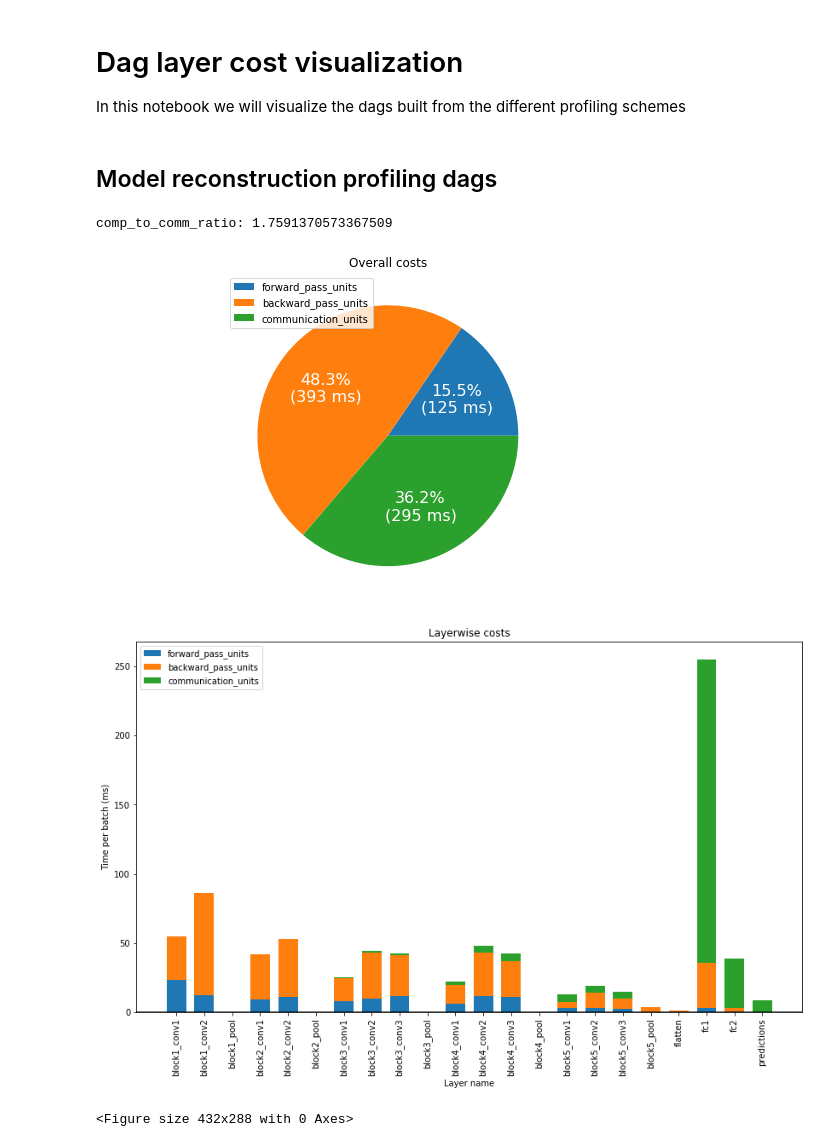
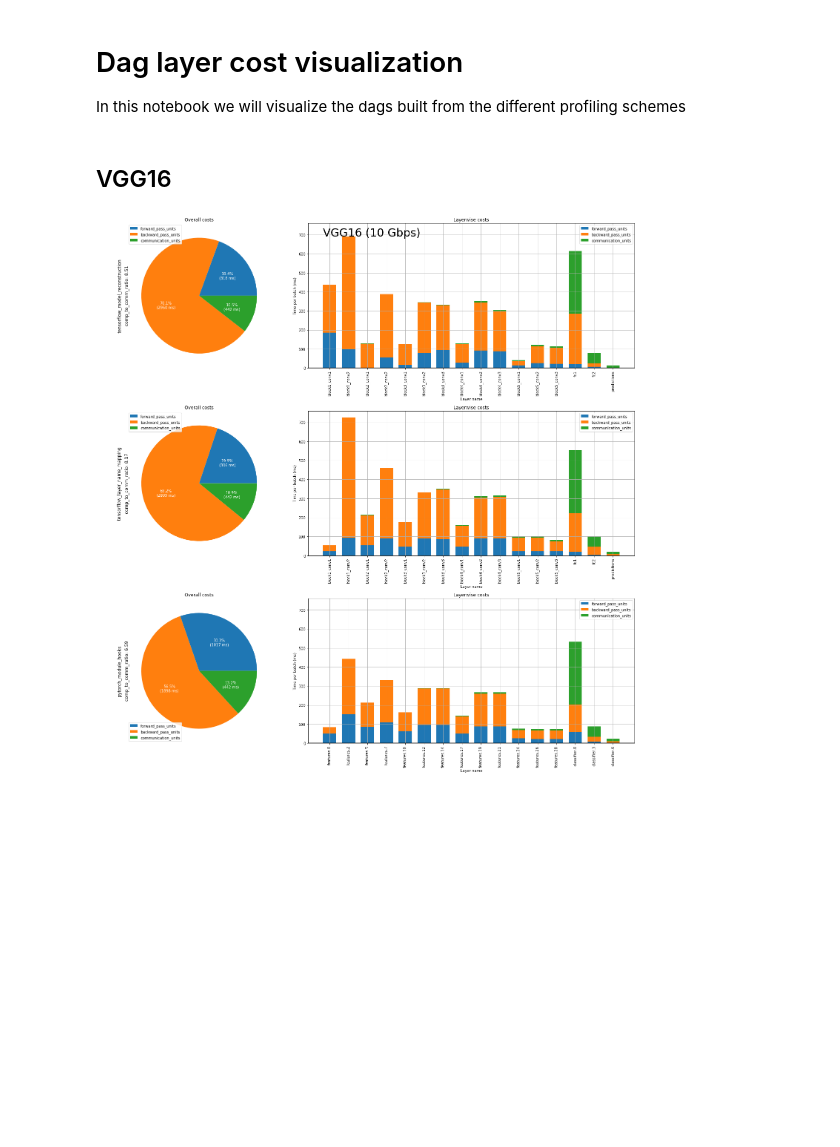
Before and after one commit to ChenYuHo/schedule-simulator, a Jupyter notebook: schedule_simulator_core/dag_visualization.ipynb, the cells around one changed output. Drawn from its saved outputs; the diff is of its cells as text; code cells hidden in the pictures; blank space fills up the shorter version.

Commit message:
Profiled and visualized VGG16

```diff
--- a/schedule_simulator_core/dag_visualization.ipynb
+++ b/schedule_simulator_core/dag_visualization.ipynb
@@ -18,8 +18,7 @@ def plot_dag_overall_costs(dag, title=None, scaling_factors=None, figsize=(8,6))
             else:
                 m = 1
             costs[cost] += getattr(layer, cost) * m
-    print("comp_to_comm_ratio: {}".format((costs["forward_pass_units"] + costs["backward_pass_units"]) /
-                                         costs["communication_units"]))
+    comp_to_comm_ratio = (costs["forward_pass_units"] + costs["backward_pass_units"]) / costs["communication_units"]
     data = list(zip(*costs.items()))
     f = None
     if figsize is not None:
@@ -28,12 +27,13 @@ def plot_dag_overall_costs(dag, title=None, scaling_factors=None, figsize=(8,6))
         absolute = int(pct/100.*np.sum(allvals))
         return "{:.1f}%\n({:d} {})".format(pct, absolute, time_unit)
     plt.pie(x=data[1], labels=data[0], autopct=lambda pct: func(pct, data[1]),
-            textprops=dict(color="w", size=16))
+            textprops=dict(color="w", size=10))
     if title is not None:
         plt.title(title)
     plt.legend()
-    plt.show()
-    return f
+    if figsize is not None:
+        plt.show()
+    return f, comp_to_comm_ratio
 # %%
 def plot_dag_layer_wise_costs(dag, title=None, stacked=False, width=0.7, scaling_factors=None, figsize=(14,8)):
     N = len(dag.topological_order)
@@ -69,5 +69,7 @@ def plot_dag_layer_wise_costs(dag, title=None, stacked=False, width=0.7, scaling
     plt.xticks(ind, xticks, rotation="vertical")
     plt.legend()
     plt.axhline(0, color='black')
-    plt.show()
+    plt.grid()
+    if figsize is not None:
+        plt.show()
     return f
@@ -81,21 +108,24 @@ def plot_dag(dag, title, scaling_factors):
 # %%
-network_rate = 15
+network_rate = 10
 network_unit = "Gbps"
 Bpns_network_rate = Mbps_to_Bpns(network_rate)*1e3
 time_mult = 1e-6
 time_unit = "ms"
 scaling = dict(communication_units=1/Bpns_network_rate*time_mult, forward_pass_units=time_mult,
               backward_pass_units=time_mult)
-# %% [markdown]
-## Model reconstruction profiling dags
+# %% [markdown]
+## VGG16
 # %%
-file_name = "VGG16_CPU_mr.dag"
-with open("../model_extraction/dags/{}".format(file_name)) as file:
-    dag = deserialize_dag(file.read())
-    title = "{} ({} {})".format(file_name, network_rate, network_unit)
-    plot_dag(dag, title, scaling_factors=scaling)
+dag_name = "VGG16"
+file_names = ["VGG16_tensorflow_model_reconstruction.dag", "VGG16_tensorflow_layer_name_mapping.dag",
+              "vgg16_pytorch_module_hooks.dag"]
+dags = dict()
+for file_name in file_names:
+    with open("../model_extraction/dags/{}".format(file_name)) as file:
+        dag = deserialize_dag(file.read())
+        dags[file_name] = dag
+title = "{} ({} {})".format(dag_name, network_rate, network_unit)
+f = plot_dags(dags, title, scaling_factors=scaling)
+f.savefig("{}_dag_visualization.pdf".format(dag_name))
 # %% [output]
-comp_to_comm_ratio: 1.7591370573367509
-[figure, old version]
+[figure, new version]
-[figure, removed]
-<Figure size 432x288 with 0 Axes>
```
Also changed, not shown: parts of 4 cells of this notebook, 16 other files.
